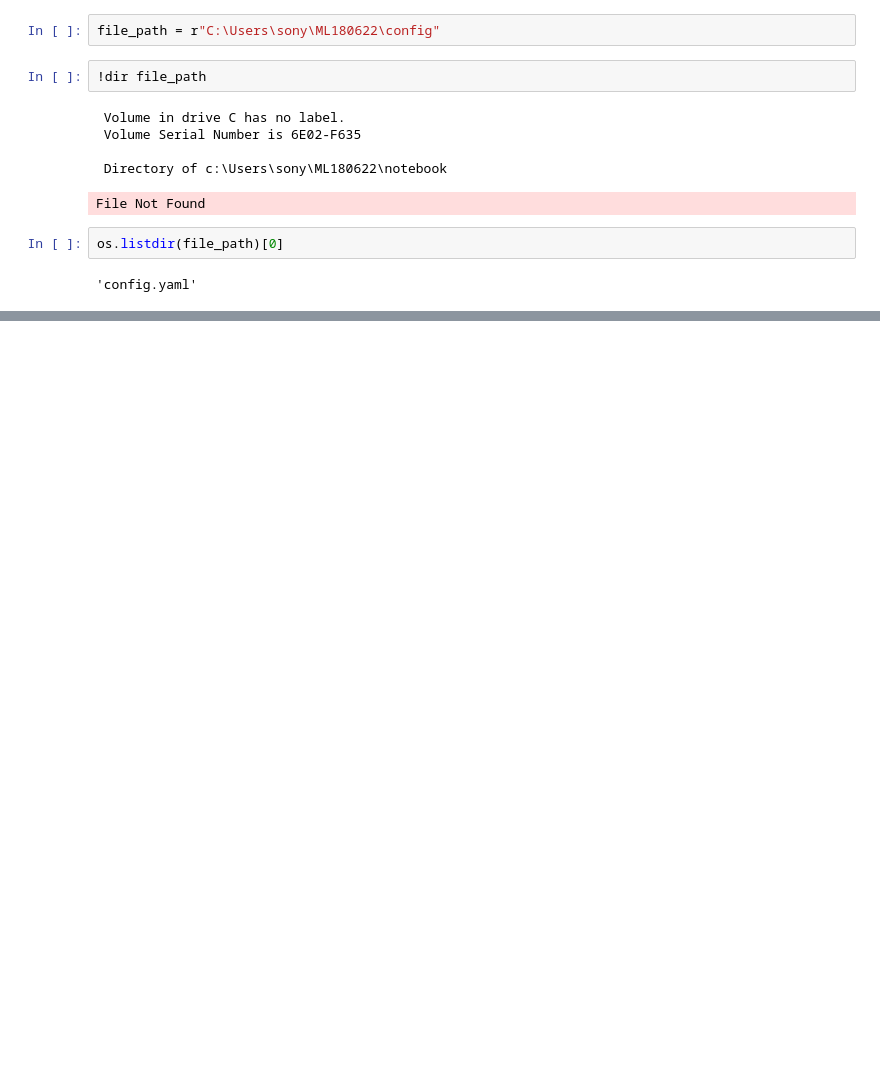
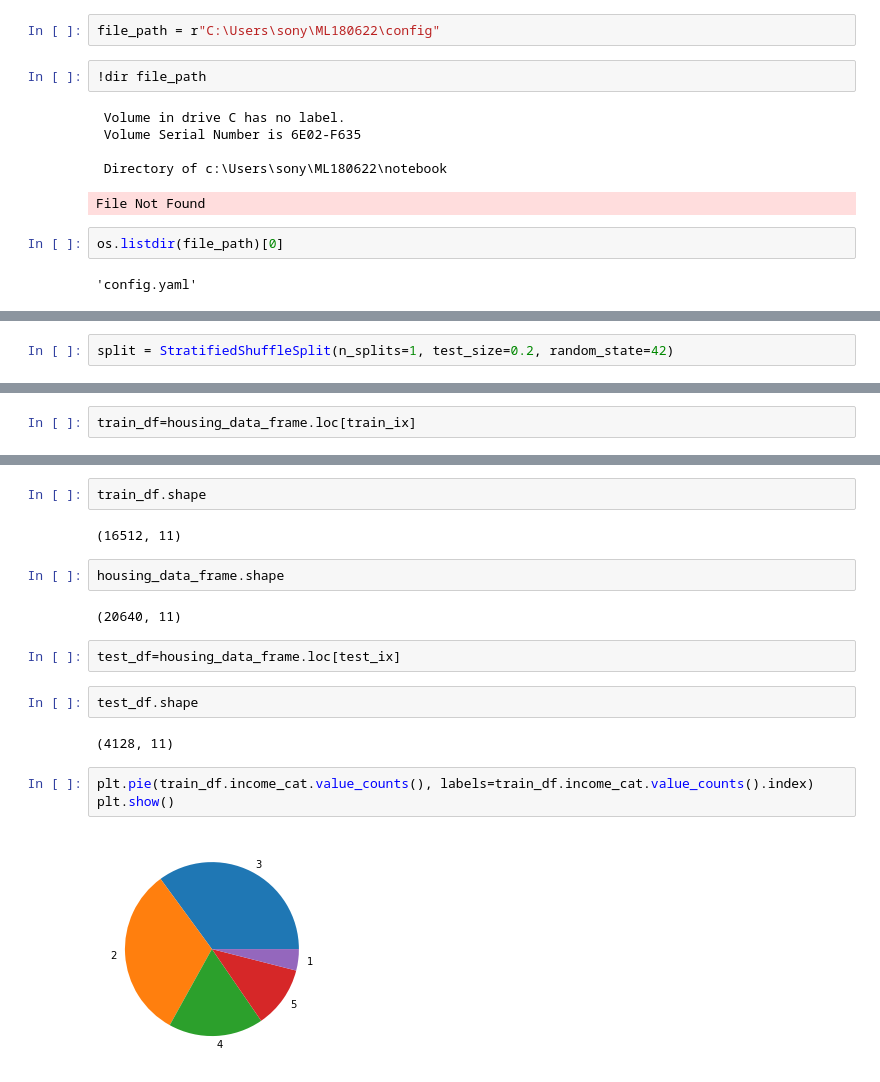
Before and after one commit to RudraS025/ML180622, a Jupyter notebook: notebook/example2.ipynb, the cells around one changed output, grey strips where cells are left out. Saved outputs shown, nothing was run; the diff lists cells and outputs as text; blank space fills up the shorter version.

```diff
--- a/notebook/example2.ipynb
+++ b/notebook/example2.ipynb
@@ -22,0 +116,2 @@ os.listdir(file_path)[0]
+# %%
+split = StratifiedShuffleSplit(n_splits=1, test_size=0.2, random_state=42)
@@ -22,0 +131,2 @@ os.listdir(file_path)[0]
+# %%
+train_df=housing_data_frame.loc[train_ix]
@@ -22,0 +149,19 @@ os.listdir(file_path)[0]
+# %%
+train_df.shape
+# %% [output]
+(16512, 11)
+# %%
+housing_data_frame.shape
+# %% [output]
+(20640, 11)
+# %%
+test_df=housing_data_frame.loc[test_ix]
+# %%
+test_df.shape
+# %% [output]
+(4128, 11)
+# %%
+plt.pie(train_df.income_cat.value_counts(), labels=train_df.income_cat.value_counts().index)
+plt.show()
+# %% [output]
+[figure, added]
```
Also changed, not shown: parts of 28 cells of this notebook, 4 other files.
